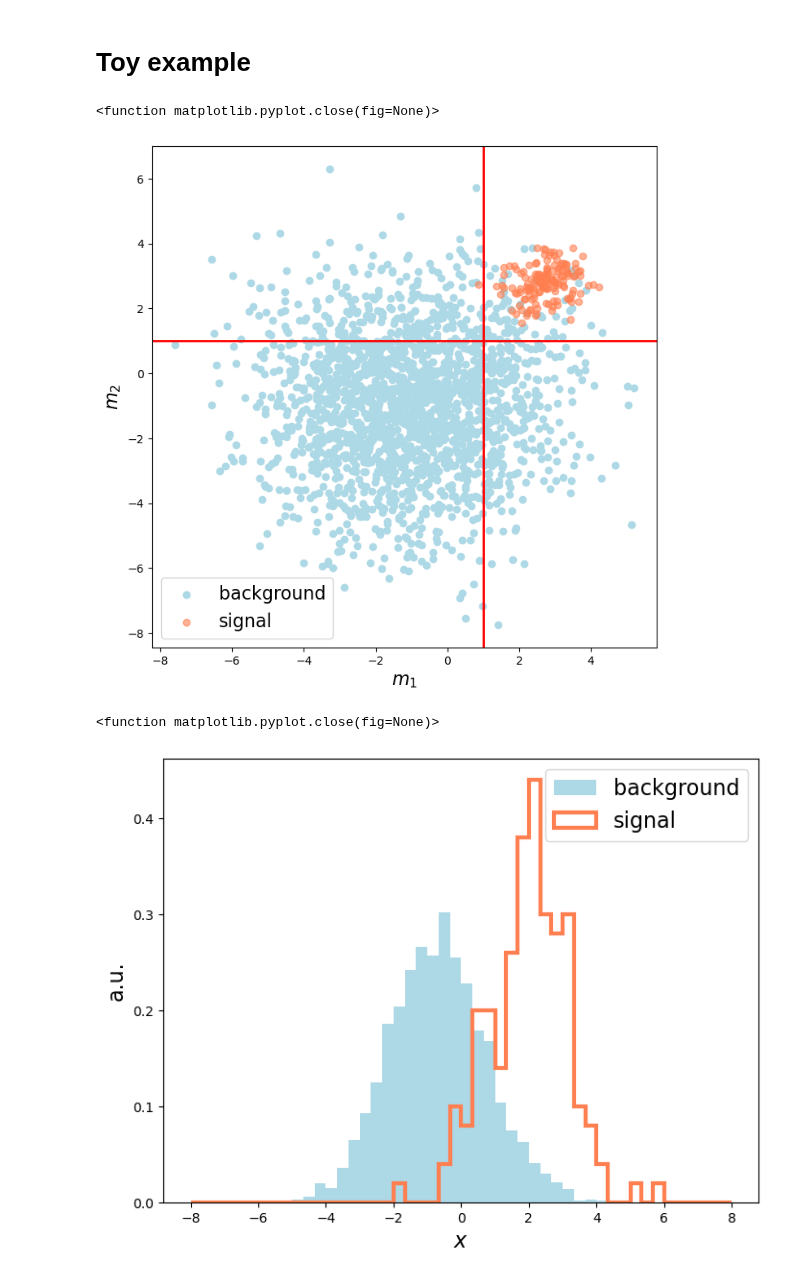
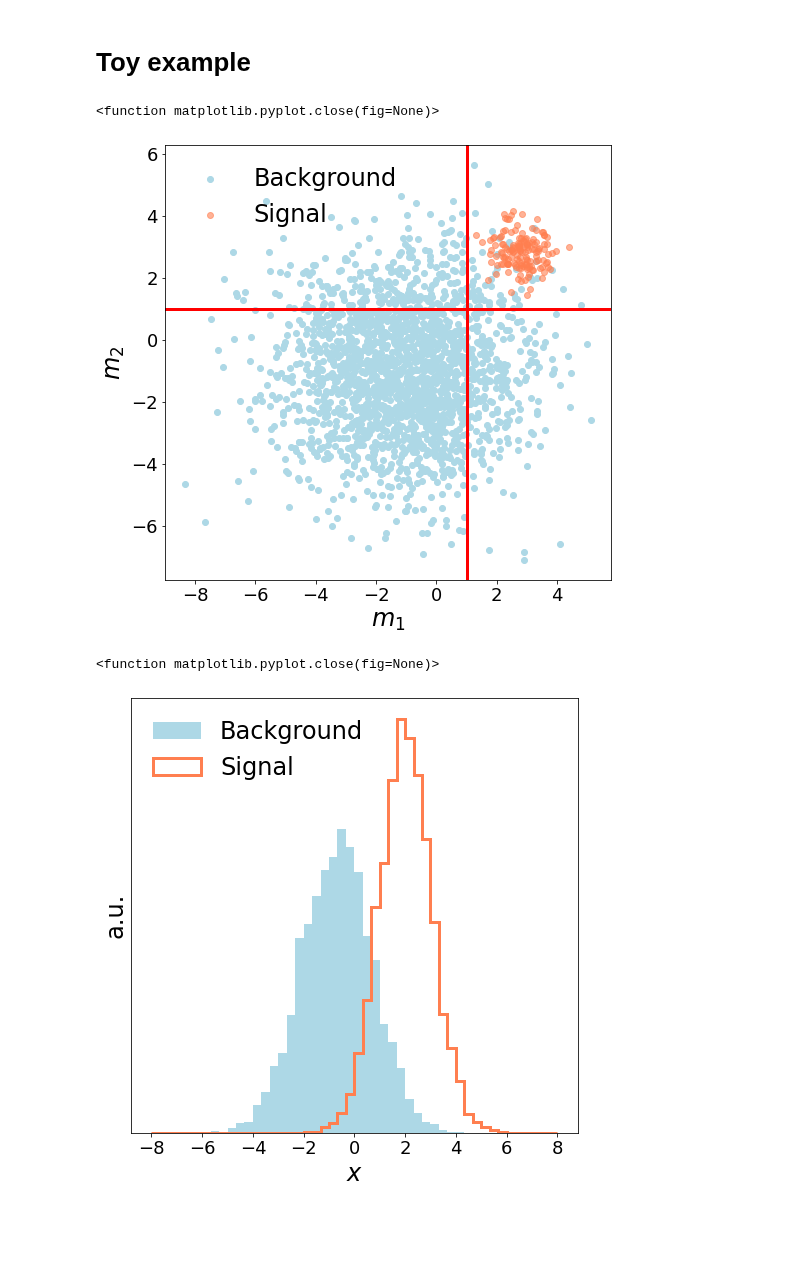
Before and after one commit to hep-lbdl/non-resonant-AD-extrapolation, a Jupyter notebook: toy_example_graphics.ipynb, the cells around one changed output. Drawn from its saved outputs; the diff is of its cells as text; code cells hidden in the pictures; blank space fills up the shorter version.

```diff
--- a/toy_example_graphics.ipynb
+++ b/toy_example_graphics.ipynb
@@ -34,22 +44,29 @@ mask_SR = (data[:,0] > 1) & (data[:,1] > 1)
 x3 = np.random.normal(sig_mean, sig_std, N2).astype(dtype=np.float32)
 x4 = np.random.normal(sig_mean, sig_std, N2).astype(dtype=np.float32)
 # %%
+f1 = 24
+f2 = 18
+
+
 plt.figure(figsize=(8,8))
 # Background
-plt.scatter(x1, x2, alpha = 1, color="lightblue", label="background")
+plt.scatter(x1, x2, alpha = 1, color="lightblue", label="Background")
+#plt.scatter(x5, x6, alpha = .5, color="red", label="MC", facecolors='none', edgecolors='g')
 # Signal
-plt.scatter(x3, x4, alpha = 0.6, color="coral", label="signal")
-plt.xlabel(r'$m_1$', fontsize=16)
-plt.ylabel(r'$m_2$', fontsize=16)
-plt.axhline(y=1, color='r', linestyle='-', lw=2)
-plt.axvline(x=1, color='r', linestyle='-', lw=2)
-plt.legend(fontsize=16)
+plt.scatter(x3, x4, alpha = 0.6, color="coral", label="Signal")
+plt.xlabel(r'$m_1$', fontsize=f1)
+plt.ylabel(r'$m_2$', fontsize=f1)
+plt.axhline(y=1, color='r', linestyle='-', lw=3)
+plt.axvline(x=1, color='r', linestyle='-', lw=3)
+plt.xticks(fontsize = f2)
+plt.yticks(fontsize = f2)
+plt.legend(fontsize=f1, loc = "upper left", frameon = False)
 plt.show
-plt.savefig('plots/full_bkg_sig_m_2D.png')
+plt.savefig('toy_context.pdf')
 plt.close
 # %% [output]
 <function matplotlib.pyplot.close(fig=None)>
-[figure, old version]
+[figure, new version]
 # %%
 def X(k, theta, x1, x2, n, sigma=1):
     return np.random.normal(k*(cos(theta)*x1 + sin(theta)*x2), sigma, n).astype(dtype=np.float32)
@@ -59,19 +76,21 @@ theta = pi/4
 bkg_feature = X(k, theta, x1, x2, n=N1)
 sig_feature = X(k, theta, x3, x4, n=N2)
 # %%
-plt.figure(figsize=(8,6))
+plt.figure(figsize=(8,8))
 density = True
 bins = np.linspace(-8, 8, 49)
 # Background
-plt.hist(bkg_feature, bins=bins, density=density,  histtype="stepfilled", alpha = 1, color="lightblue", label="background")
+plt.hist(bkg_feature, bins=bins, density=density,  histtype="stepfilled", alpha = 1, color="lightblue", label="Background")
 # Signal
-plt.hist(sig_feature, bins=bins, density=density, histtype="step", lw=3, alpha = 1, color="coral", label="signal")
-plt.xlabel(r'$x$', fontsize=16)
-plt.ylabel('a.u.', fontsize=16)
-plt.legend(fontsize=16)
+plt.hist(sig_feature, bins=bins, density=density, histtype="step", lw=3, alpha = 1, color="coral", label="Signal")
+plt.xlabel(r'$x$', fontsize=f1)
+plt.ylabel('a.u.', fontsize=f1)
+plt.yticks([])
+plt.xticks(fontsize = f2)
+plt.legend(fontsize=f1, loc = "upper left", frameon = False)
 plt.show
-plt.savefig('plots/full_bkg_sig_x_2D.png')
+plt.savefig('toy_features.pdf')
 plt.close
 # %% [output]
 <function matplotlib.pyplot.close(fig=None)>
-[figure, old version]
+[figure, new version]
```
Also changed, not shown: parts of 1 cell of this notebook.
